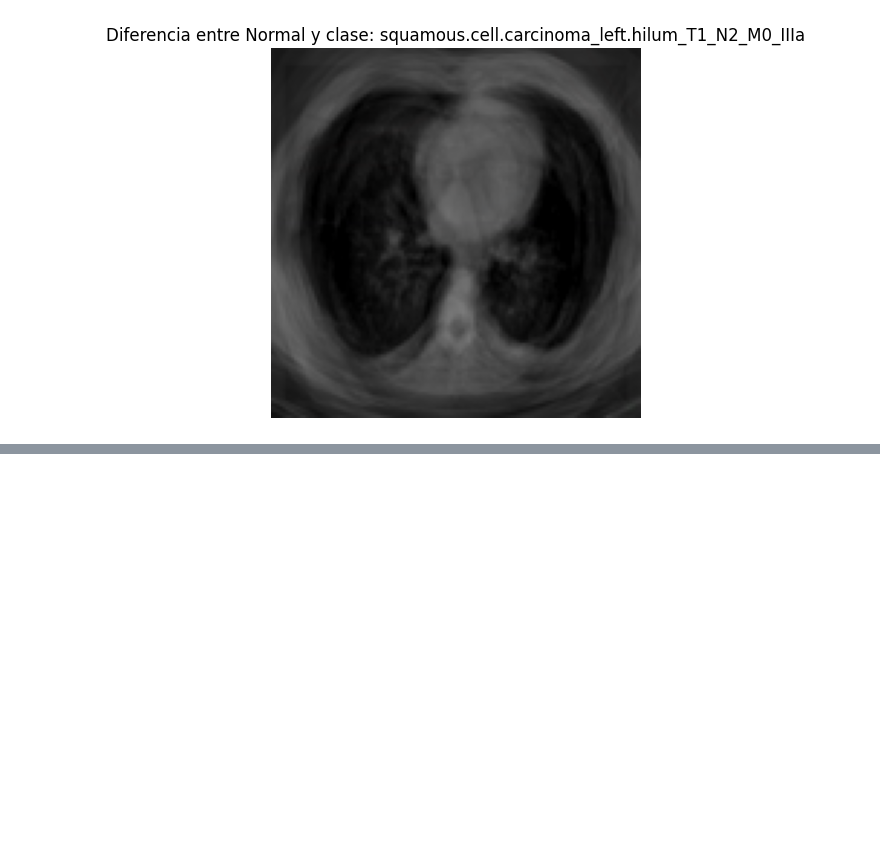
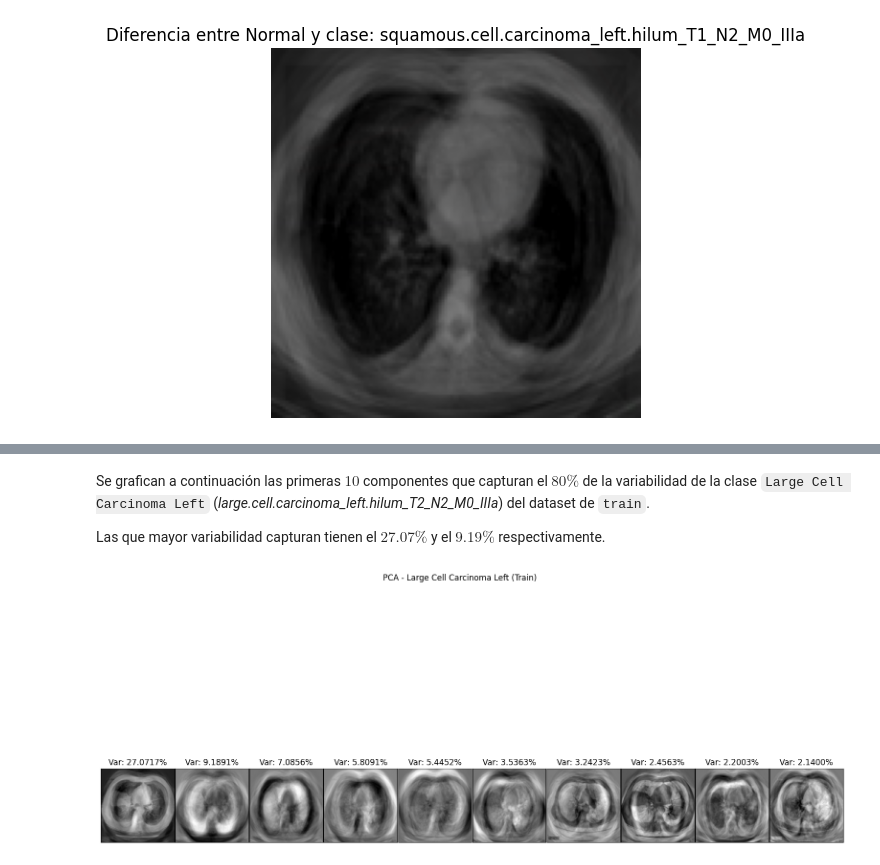
Before and after one commit to gasper-az/vision-computadora-II-trabajo-final, a Jupyter notebook: trabajo-final.ipynb, the cells around one changed output, grey strips where cells are left out. Cells and saved outputs as stored; diff of their text form; code cells hidden in the pictures; blank space fills up the shorter version.

```diff
--- a/trabajo-final.ipynb
+++ b/trabajo-final.ipynb
@@ -577,0 +632,8 @@ for i, ax in enumerate(axes.flat):
+# %% [markdown]
+Se grafican a continuación las primeras $10$ componentes que capturan el $80\%$ de la variabilidad de la clase `Large Cell Carcinoma Left` (*large.cell.carcinoma_left.hilum_T2_N2_M0_IIIa*) del dataset de `train`.
+
+Las que mayor variabilidad capturan tienen el $27.07\%$ y el $9.19\%$ respectivamente.
+# %%
+pca_clase_1 = plot_eigenimages(dataloader=train_loader, classes_to_plot = [1], title="PCA - Large Cell Carcinoma Left (Train)")
+# %% [output]
+[figure, added]
```
Also changed, not shown: parts of 16 cells of this notebook.
